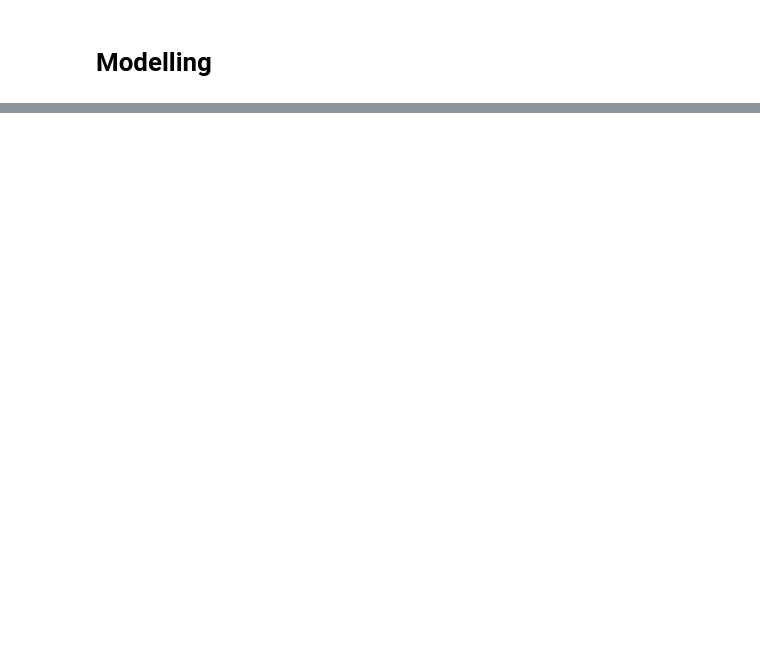
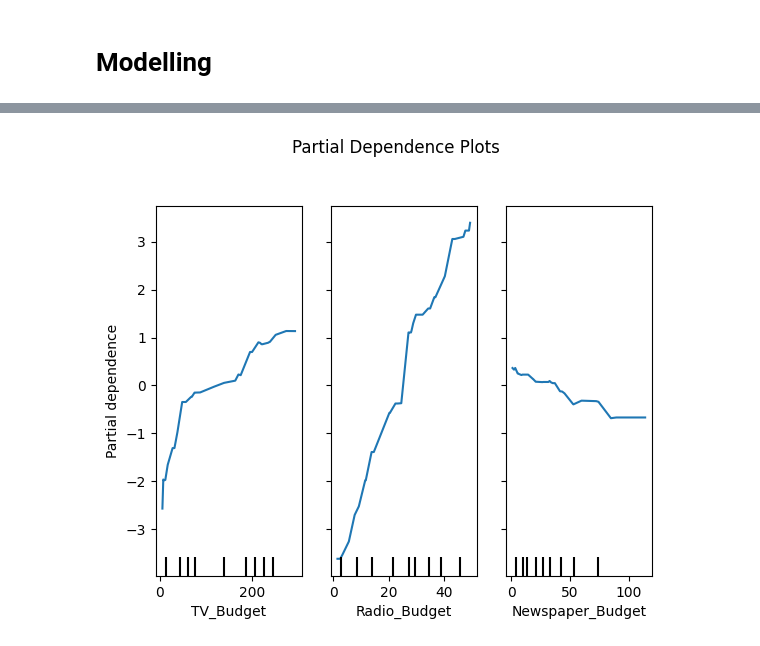
Before and after one commit to Alphteow/Advertising_Kaggle, a Jupyter notebook: XGandGB.ipynb, the cells around one changed output, grey strips where cells are left out. Cells and saved outputs as stored; diff of their text form; code cells hidden in the pictures; blank space fills up the shorter version.

```diff
--- a/XGandGB.ipynb
+++ b/XGandGB.ipynb
@@ -163,0 +202,7 @@ print(f"\nBest Performing Model: {best_model_name}")
+# %%
+# Partial Dependence Plots (PDP)
+PartialDependenceDisplay.from_estimator(best_model, X_test, features=[0, 1, 2], feature_names=X.columns)
+plt.suptitle("Partial Dependence Plots", y=1.02)
+plt.show()
+# %% [output]
+[figure, added]
```
Also changed, not shown: parts of 22 cells of this notebook.
